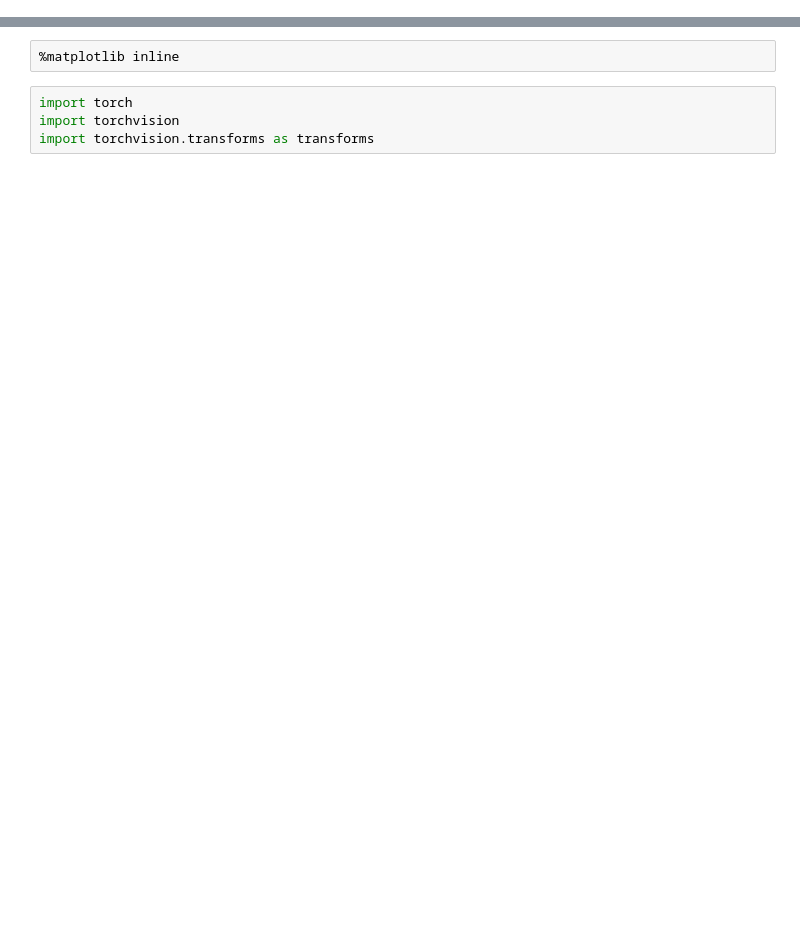
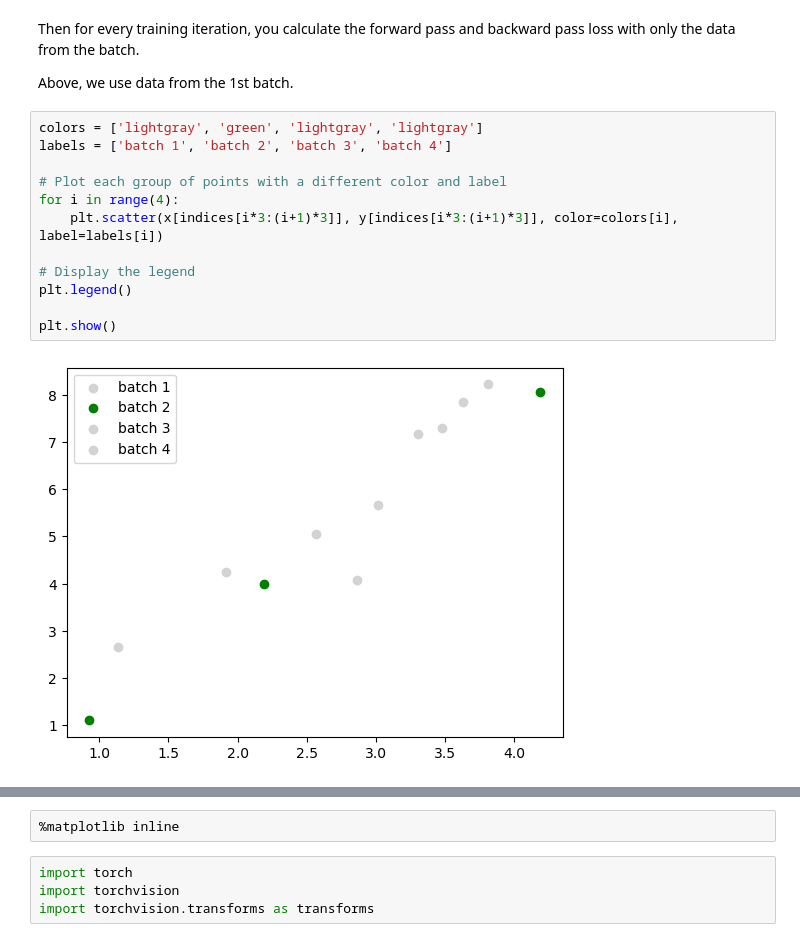
Before and after one commit to mcrovella/DS701-Tools-for-Data-Science, a Jupyter notebook: 25-NN-III-CNNs.ipynb, the cells around one changed output, grey strips where cells are left out. Drawn from its saved outputs; the diff is of its cells as text; blank space fills up the shorter version.

```diff
--- a/25-NN-III-CNNs.ipynb
+++ b/25-NN-III-CNNs.ipynb
@@ -50,0 +119,18 @@ https://pytorch.org/tutorials/beginner/blitz/cifar10_tutorial.html
+# %% [markdown]
+Then for every training iteration, you calculate the forward pass and backward pass loss with only the data from the batch.
+
+Above, we use data from the 1st batch.
+# %%
+colors = ['lightgray', 'green', 'lightgray', 'lightgray']
+labels = ['batch 1', 'batch 2', 'batch 3', 'batch 4']
+
+# Plot each group of points with a different color and label
+for i in range(4):
+    plt.scatter(x[indices[i*3:(i+1)*3]], y[indices[i*3:(i+1)*3]], color=colors[i], label=labels[i])
+
+# Display the legend
+plt.legend()
+
+plt.show()
+# %% [output]
+[figure, added]
```
Also changed, not shown: parts of 105 cells of this notebook.
